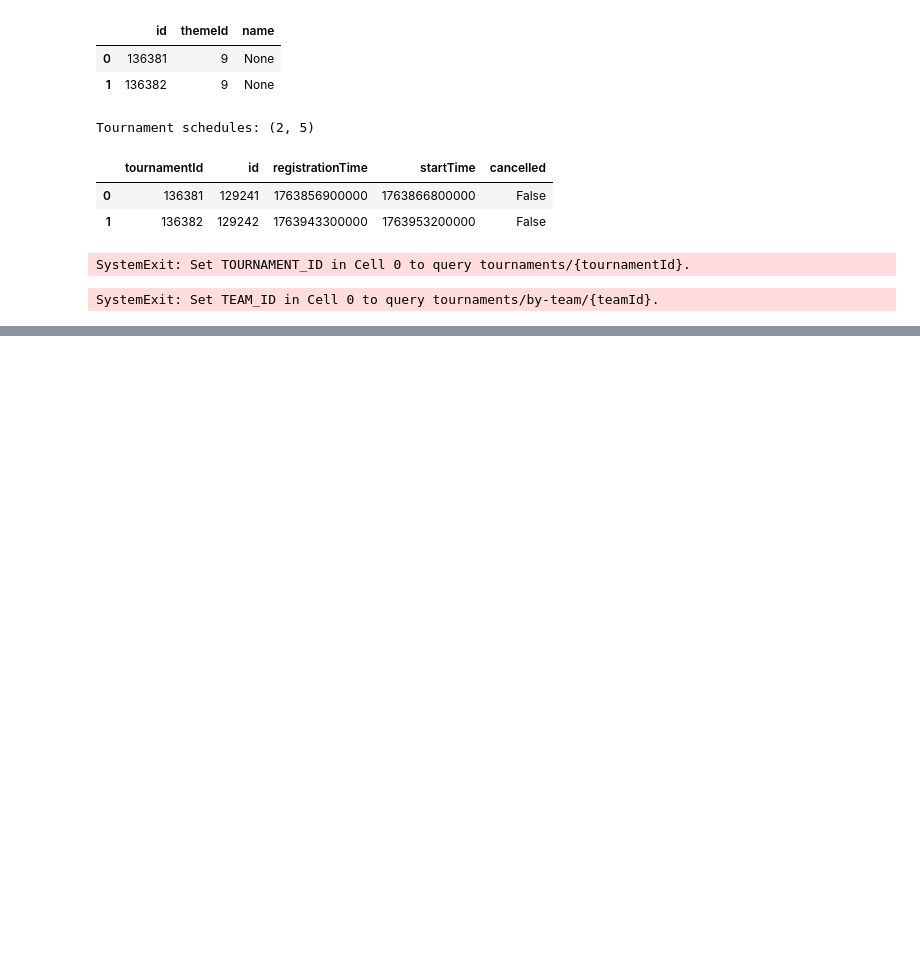
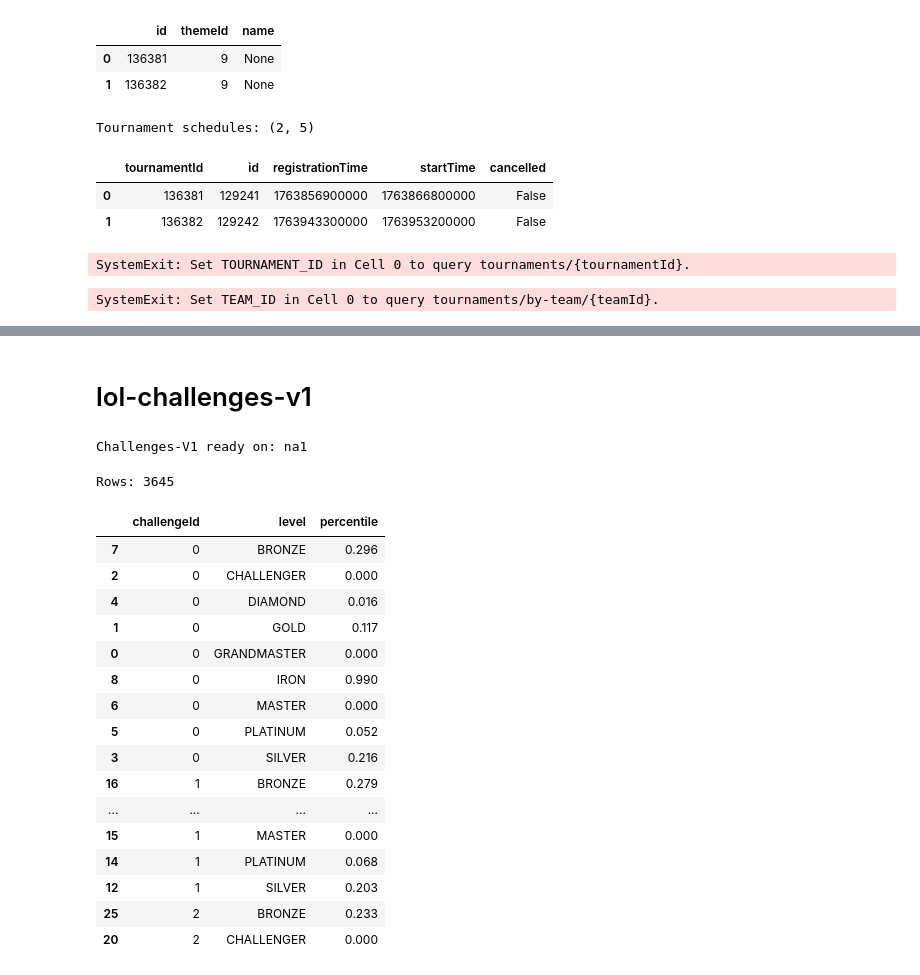
Before and after one commit to Avi056/LoL_assistant, a Jupyter notebook: api_test/api_test.ipynb, the cells around one changed output, grey strips where cells are left out. Drawn from its saved outputs; the diff is of its cells as text; code cells hidden in the pictures; blank space fills up the shorter version.

```diff
--- a/api_test/api_test.ipynb
+++ b/api_test/api_test.ipynb
@@ -1087,0 +1544,77 @@ SystemExit: Set TEAM_ID in Cell 0 to query tournaments/by-team/{teamId}.
+# %% [markdown]
+# lol-challenges-v1
+# %%
+# === Cell 0: Setup for LOL-CHALLENGES-V1 (platform routed) ===
+import os, time, requests, pandas as pd
+from typing import Optional, Dict, Any
+
+# --- CONFIG (edit these) ---
+API_KEY = "RGAPI-aea7e856-cbe8-4360-8284-089ac6523857"
+PLATFORM = "na1"   # e.g., na1, euw1, kr, br1, la1, la2, oc1, eun1, tr1, ru, jp1
+
+# Handy defaults used by specific cells:
+CHALLENGE_ID = 303402      # example id; replace with a real one you care about
+LEVEL        = "CHALLENGER"  # One of: IRON, BRONZE, SILVER, GOLD, PLATINUM, EMERALD, DIAMOND, MASTER, GRANDMASTER, CHALLENGER
+PUUID        = None        # fill if you want to hit /player-data/{puuid}
+
+# retry / pacing
+RETRY_MAX = 5
+SLEEP_BETWEEN = 0.8
+
+def _headers() -> Dict[str, str]:
+    return {"X-Riot-Token": API_KEY}
+
+def plat_get(path: str, params: Optional[Dict[str, Any]] = None, platform: Optional[str] = None):
+    """Light retry/backoff GET against a platform host."""
+    base = f"https://{(platform or PLATFORM)}.api.riotgames.com"
+    url = f"{base}{path}"
+    last = None
+    for i in range(RETRY_MAX):
+        r = requests.get(url, headers=_headers(), params=params, timeout=25)
+        if r.status_code == 200:
+            time.sleep(SLEEP_BETWEEN)
+            return r.json()
+        if r.status_code == 429:
+            delay = float(r.headers.get("Retry-After", 1.5*(2**i)))
+            print(f"429 rate-limited; sleeping {delay:.1f}s…"); time.sleep(delay); continue
+        if r.status_code in (401,403):
+            raise SystemExit(f"{r.status_code} auth/permissions → {r.text[:200]}")
+        if r.status_code == 404:
+            return None
+        last = f"{r.status_code}: {r.text[:200]}"
+        time.sleep(1.0*(2**i))
+    raise RuntimeError(f"Request failed after retries. Last: {last}")
+
+print("Challenges-V1 ready on:", PLATFORM)
+# %% [output]
+Challenges-V1 ready on: na1
+# %%
+# === Cell 1: /lol/challenges/v1/challenges/percentiles ===
+data = plat_get("/lol/challenges/v1/challenges/percentiles") or {}
+# Flatten to rows: challengeId, level, percentile
+rows = []
+for cid, levels in data.items():
+    for lvl, pct in (levels or {}).items():
+        rows.append({"challengeId": int(cid), "level": lvl, "percentile": pct})
+percentiles_all_df = pd.DataFrame(rows).sort_values(["challengeId","level"])
+print("Rows:", percentiles_all_df.shape[0])
+percentiles_all_df.head(20)
+# %% [output]
+Rows: 3645
+|  | challengeId | level | percentile |
+| 7 | 0 | BRONZE | 0.296 |
+| 2 | 0 | CHALLENGER | 0.000 |
+| 4 | 0 | DIAMOND | 0.016 |
+| 1 | 0 | GOLD | 0.117 |
+| 0 | 0 | GRANDMASTER | 0.000 |
+| 8 | 0 | IRON | 0.990 |
+| 6 | 0 | MASTER | 0.000 |
+| 5 | 0 | PLATINUM | 0.052 |
+| 3 | 0 | SILVER | 0.216 |
+| 16 | 1 | BRONZE | 0.279 |
+| ... | ... | ... | ... |
+| 15 | 1 | MASTER | 0.000 |
+| 14 | 1 | PLATINUM | 0.068 |
+| 12 | 1 | SILVER | 0.203 |
+| 25 | 2 | BRONZE | 0.233 |
+| 20 | 2 | CHALLENGER | 0.000 |
```
Also changed, not shown: parts of 34 cells of this notebook, 2 other files.
